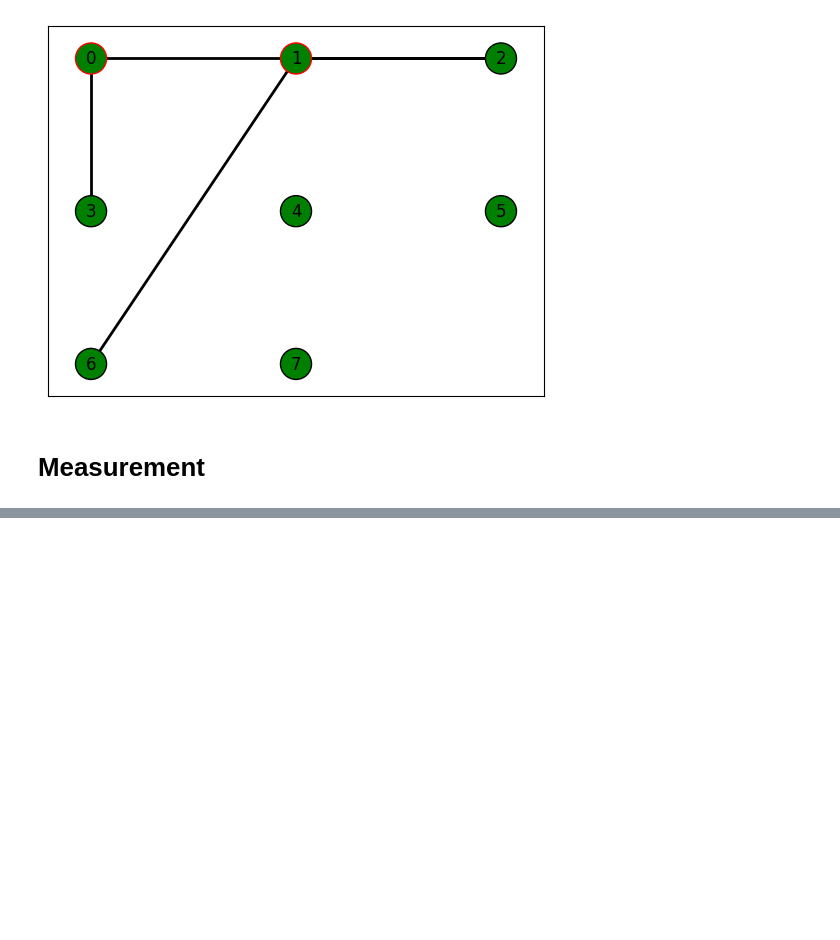
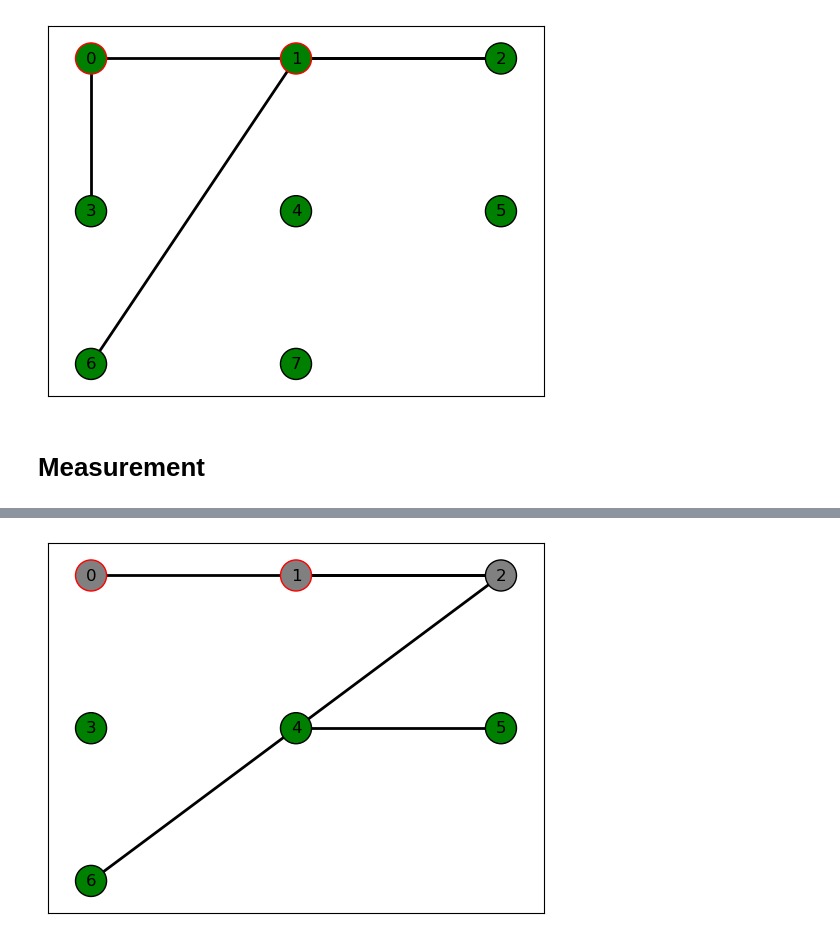
Before and after one commit to TuringQ/deepquantum, a Jupyter notebook: src/deepquantum/mbqc/test20241022.ipynb, the cells around one changed output, grey strips where cells are left out. Cells and saved outputs as stored; diff of their text form; code cells hidden in the pictures; blank space fills up the shorter version.

```diff
--- a/src/deepquantum/mbqc/test20241022.ipynb
+++ b/src/deepquantum/mbqc/test20241022.ipynb
@@ -80,0 +112,18 @@ mbqc_q2.draw()
+# %%
+mbqc_q2 = mbqc.MBQC(nqubit=2)
+mbqc_q2.node(2)
+mbqc_q2.node(3)
+mbqc_q2.entanglement([0,2])
+mbqc_q2.entanglement([1,2])
+mbqc_q2.measurement([0])
+mbqc_q2.X(1)
+mbqc_q2.node(4)
+mbqc_q2.node(5)
+# mbqc_q2.entanglement([0,4])
+mbqc_q2.entanglement([4,5])
+mbqc_q2.measurement([1])
+mbqc_q2.X(3)
+mbqc_q2.node(6)
+mbqc_q2.entanglement([2,6])
+mbqc_q2.measurement([2])
+# mbqc_q2.X(4)
@@ -80,0 +151,4 @@ mbqc_q2.draw()
+# %%
+mbqc_q2.draw()
+# %% [output]
+[figure, added]
```
Also changed, not shown: parts of 14 cells of this notebook, 3 other files.
